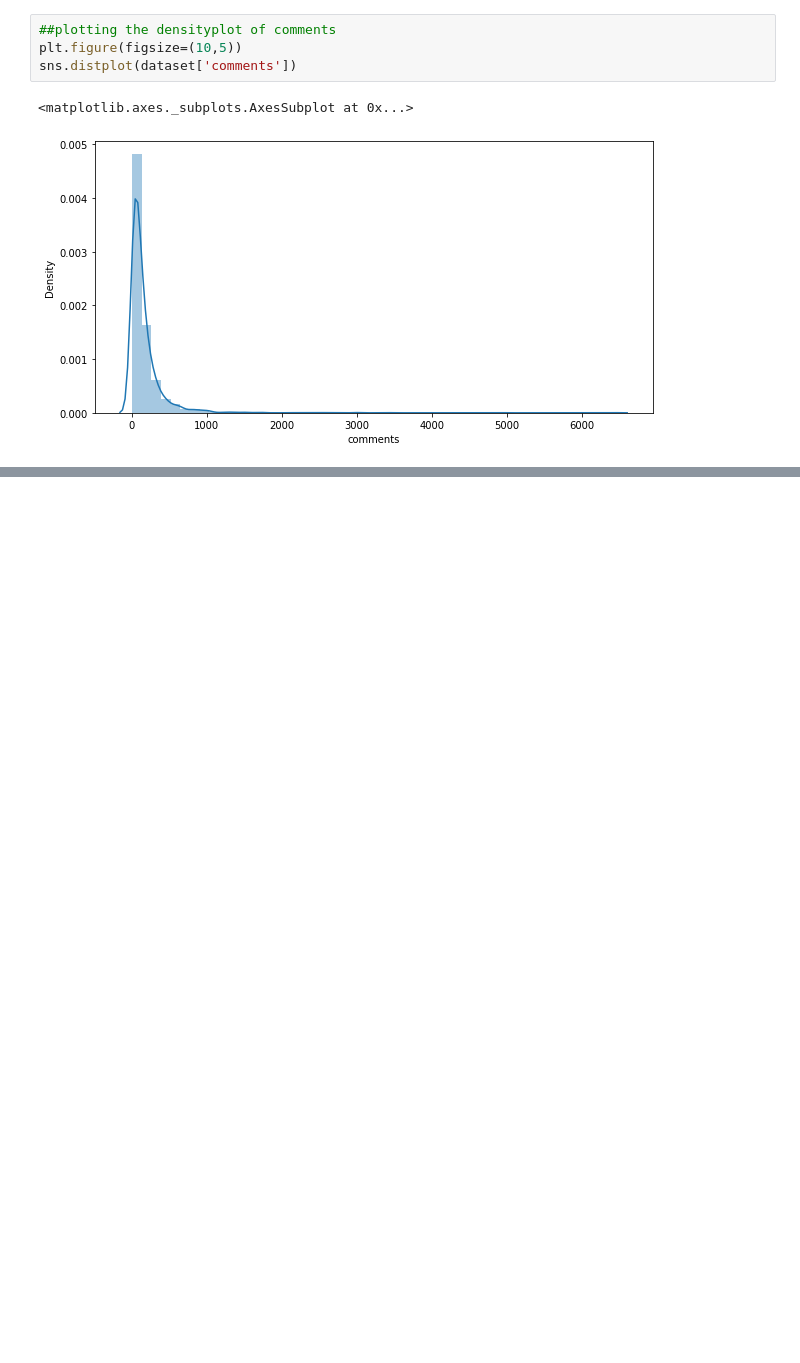
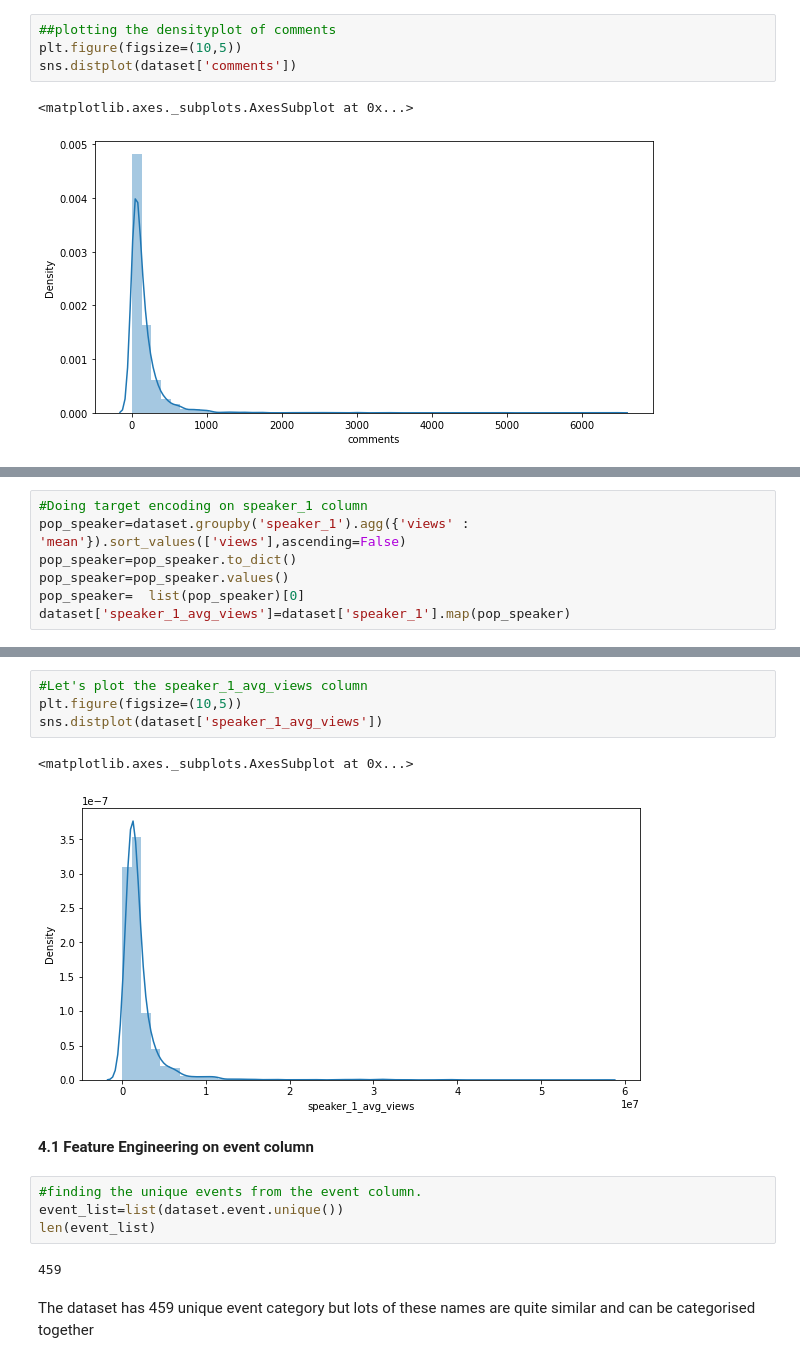
Before and after one commit to Pgupta1996/Ted_Talk_views_Prediction, a Jupyter notebook: Ted_Talk_views_Prediction.ipynb, the cells around one changed output, grey strips where cells are left out. Cells and saved outputs as stored; diff of their text form; blank space fills up the shorter version.

```diff
--- a/Ted_Talk_views_Prediction.ipynb
+++ b/Ted_Talk_views_Prediction.ipynb
@@ -595,0 +622,7 @@ sns.distplot(dataset['comments'])
+# %%
+#Doing target encoding on speaker_1 column
+pop_speaker=dataset.groupby('speaker_1').agg({'views' : 'mean'}).sort_values(['views'],ascending=False)
+pop_speaker=pop_speaker.to_dict()
+pop_speaker=pop_speaker.values()
+pop_speaker=  list(pop_speaker)[0]
+dataset['speaker_1_avg_views']=dataset['speaker_1'].map(pop_speaker)
@@ -595,0 +644,17 @@ sns.distplot(dataset['comments'])
+# %%
+#Let's plot the speaker_1_avg_views column
+plt.figure(figsize=(10,5))
+sns.distplot(dataset['speaker_1_avg_views'])
+# %% [output]
+<matplotlib.axes._subplots.AxesSubplot at 0x...>
+[figure, added]
+# %% [markdown]
+**4.1 Feature Engineering on event column**
+# %%
+#finding the unique events from the event column.
+event_list=list(dataset.event.unique())
+len(event_list)
+# %% [output]
+459
+# %% [markdown]
+The dataset has 459 unique event category but lots of these names are quite similar and can be categorised together
```
Also changed, not shown: parts of 22 cells of this notebook.
